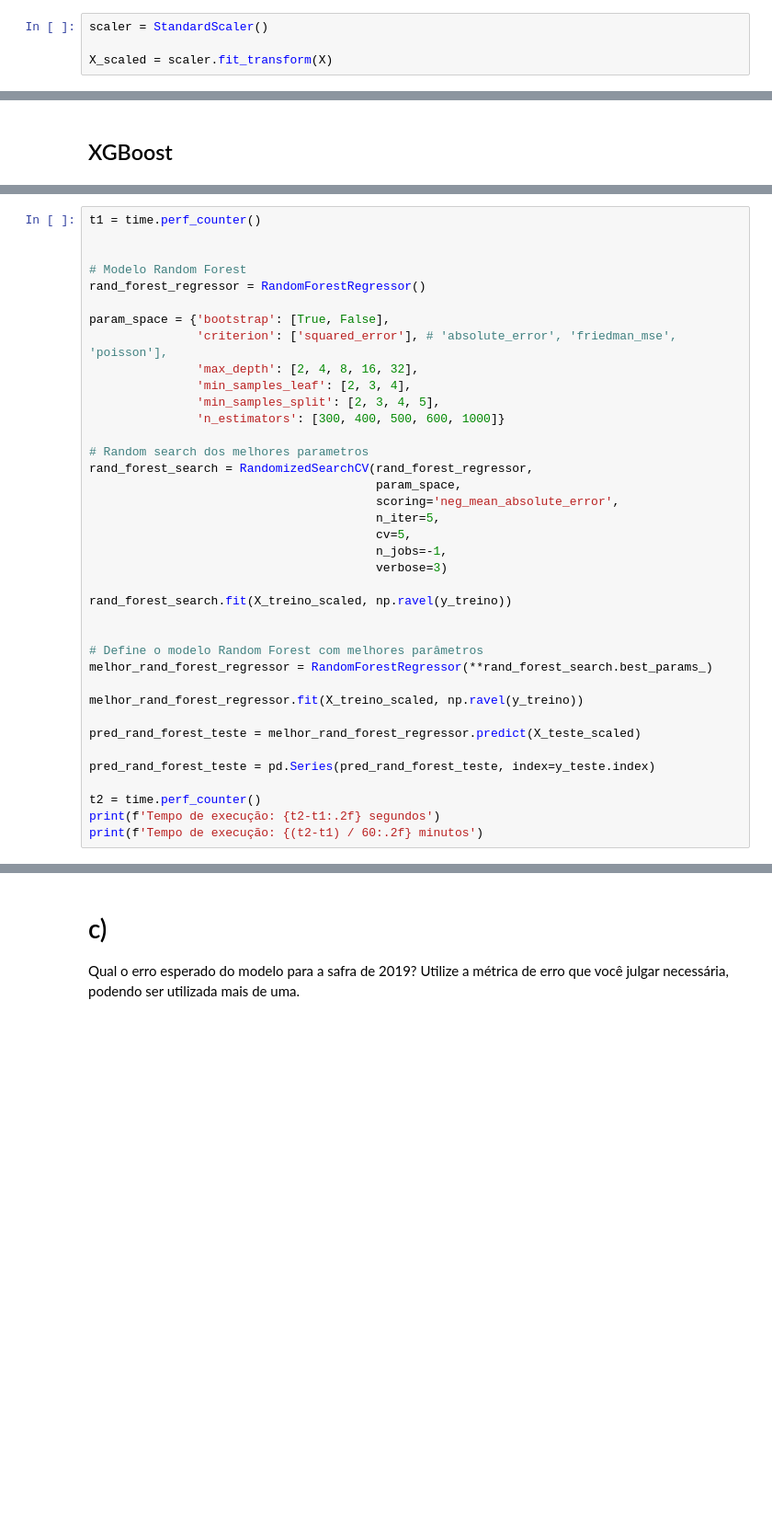
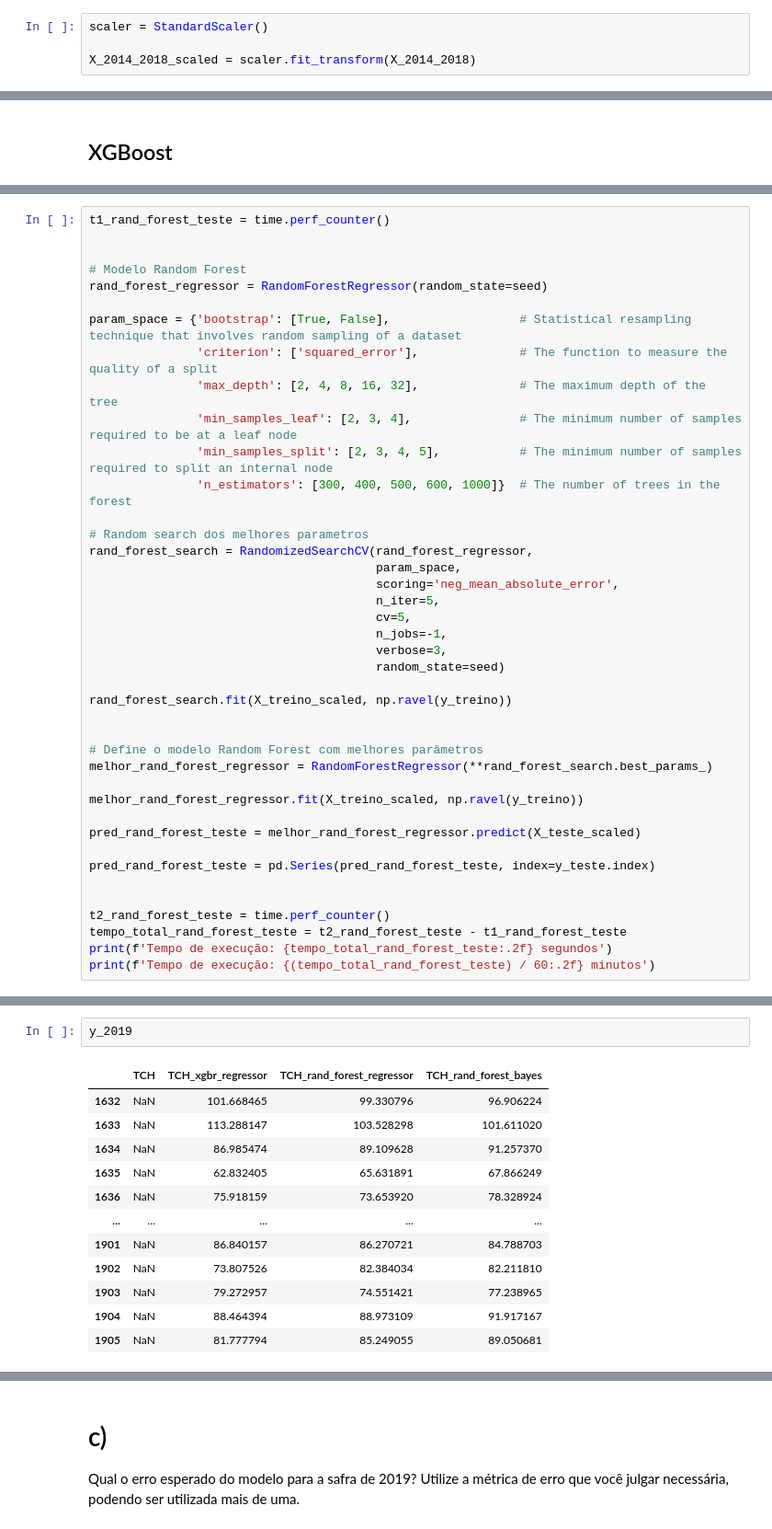
Before and after one commit to victorpecine/teste_ubirata, a Jupyter notebook: teste_ubirata.ipynb, the cells around one changed output, grey strips where cells are left out. Shown at 92% size. Cells and saved outputs as stored; diff of their text form; blank space fills up the shorter version.

```diff
--- a/teste_ubirata.ipynb
+++ b/teste_ubirata.ipynb
@@ -466,7 +455,7 @@ fig.update_traces(textangle=0, textposition='outside', cliponaxis=False)
 # %%
 scaler = StandardScaler()
 
-X_scaled = scaler.fit_transform(X)
+X_2014_2018_scaled = scaler.fit_transform(X_2014_2018)
 # %%
 df_vif_scaled = pd.DataFrame()
 
@@ -644,16 +781,16 @@ MAPE XGBoost teste: 26.14%
 # %%
-t1 = time.perf_counter()
+t1_rand_forest_teste = time.perf_counter()
 
 
 # Modelo Random Forest
-rand_forest_regressor = RandomForestRegressor()
+rand_forest_regressor = RandomForestRegressor(random_state=seed)
 
-param_space = {'bootstrap': [True, False],
-               'criterion': ['squared_error'], # 'absolute_error', 'friedman_mse', 'poisson'],
-               'max_depth': [2, 4, 8, 16, 32],
-               'min_samples_leaf': [2, 3, 4],
-               'min_samples_split': [2, 3, 4, 5],
-               'n_estimators': [300, 400, 500, 600, 1000]}
+param_space = {'bootstrap': [True, False],                  # Statistical resampling technique that involves random sampling of a dataset
+               'criterion': ['squared_error'],              # The function to measure the quality of a split
+               'max_depth': [2, 4, 8, 16, 32],              # The maximum depth of the tree
+               'min_samples_leaf': [2, 3, 4],               # The minimum number of samples required to be at a leaf node
+               'min_samples_split': [2, 3, 4, 5],           # The minimum number of samples required to split an internal node
+               'n_estimators': [300, 400, 500, 600, 1000]}  # The number of trees in the forest
 
 # Random search dos melhores parametros
 rand_forest_search = RandomizedSearchCV(rand_forest_regressor,
@@ -662,7 +799,8 @@ rand_forest_search = RandomizedSearchCV(rand_forest_regressor,
                                         n_iter=5,
                                         cv=5,
                                         n_jobs=-1,
-                                        verbose=3)
+                                        verbose=3,
+                                        random_state=seed)
 
 rand_forest_search.fit(X_treino_scaled, np.ravel(y_treino))
 
@@ -676,8 +814,10 @@ pred_rand_forest_teste = melhor_rand_forest_regressor.predict(X_teste_scaled)
 
 pred_rand_forest_teste = pd.Series(pred_rand_forest_teste, index=y_teste.index)
 
-t2 = time.perf_counter()
-print(f'Tempo de execução: {t2-t1:.2f} segundos')
-print(f'Tempo de execução: {(t2-t1) / 60:.2f} minutos')
+
+t2_rand_forest_teste = time.perf_counter()
+tempo_total_rand_forest_teste = t2_rand_forest_teste - t1_rand_forest_teste
+print(f'Tempo de execução: {tempo_total_rand_forest_teste:.2f} segundos')
+print(f'Tempo de execução: {(tempo_total_rand_forest_teste) / 60:.2f} minutos')
 # %% [output]
 Fitting 5 folds for each of 5 candidates, totalling 25 fits
@@ -707,0 +902,15 @@ MAPE Random Forest teste: 25.65%
+# %%
+y_2019
+# %% [output]
+|  | TCH | TCH_xgbr_regressor | TCH_rand_forest_regressor | TCH_rand_forest_bayes |
+| 1632 | NaN | 101.668465 | 99.330796 | 96.906224 |
+| 1633 | NaN | 113.288147 | 103.528298 | 101.611020 |
+| 1634 | NaN | 86.985474 | 89.109628 | 91.257370 |
+| 1635 | NaN | 62.832405 | 65.631891 | 67.866249 |
+| 1636 | NaN | 75.918159 | 73.653920 | 78.328924 |
+| ... | ... | ... | ... | ... |
+| 1901 | NaN | 86.840157 | 86.270721 | 84.788703 |
+| 1902 | NaN | 73.807526 | 82.384034 | 82.211810 |
+| 1903 | NaN | 79.272957 | 74.551421 | 77.238965 |
+| 1904 | NaN | 88.464394 | 88.973109 | 91.917167 |
+| 1905 | NaN | 81.777794 | 85.249055 | 89.050681 |
```
Also changed, not shown: parts of 103 cells of this notebook.
